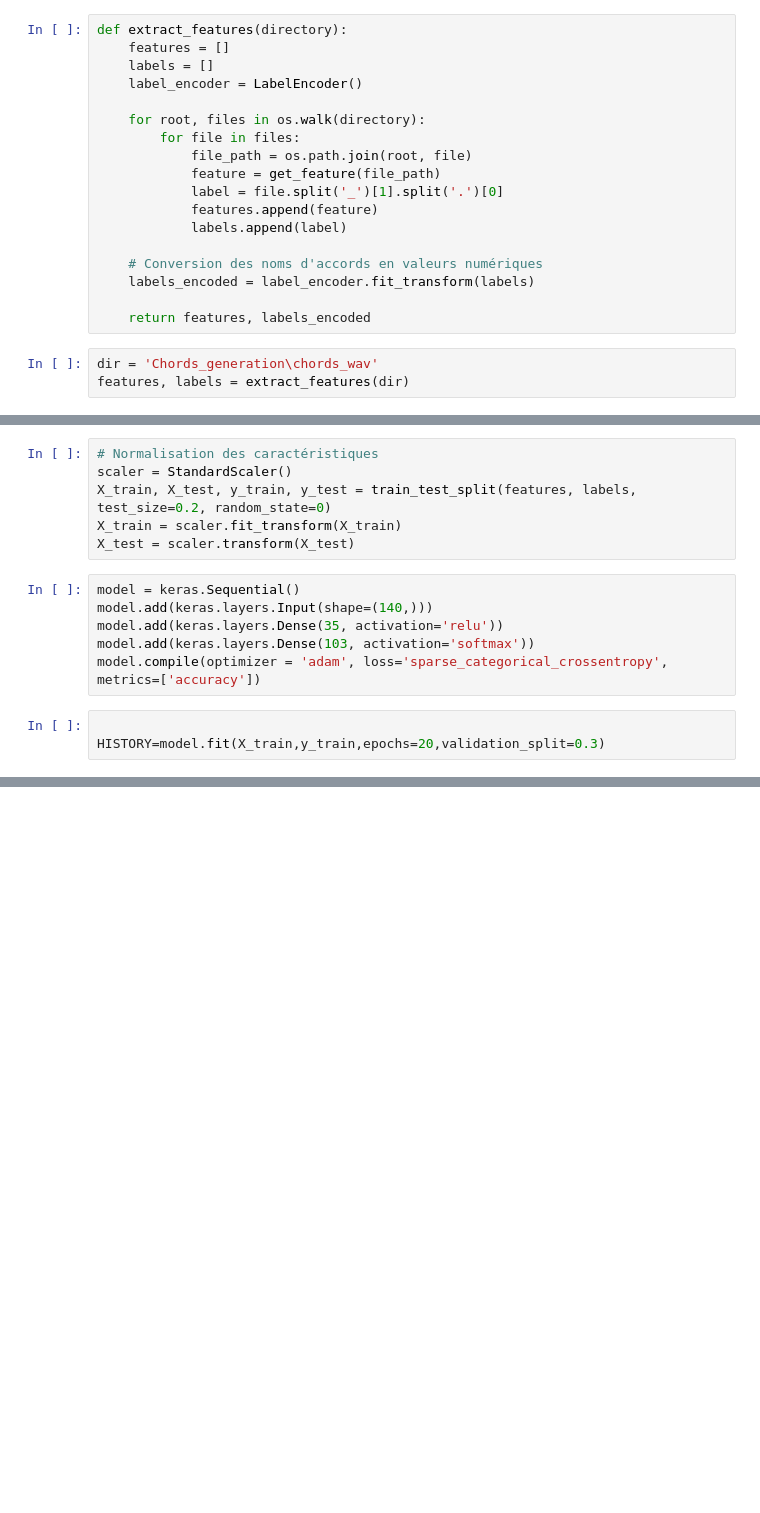
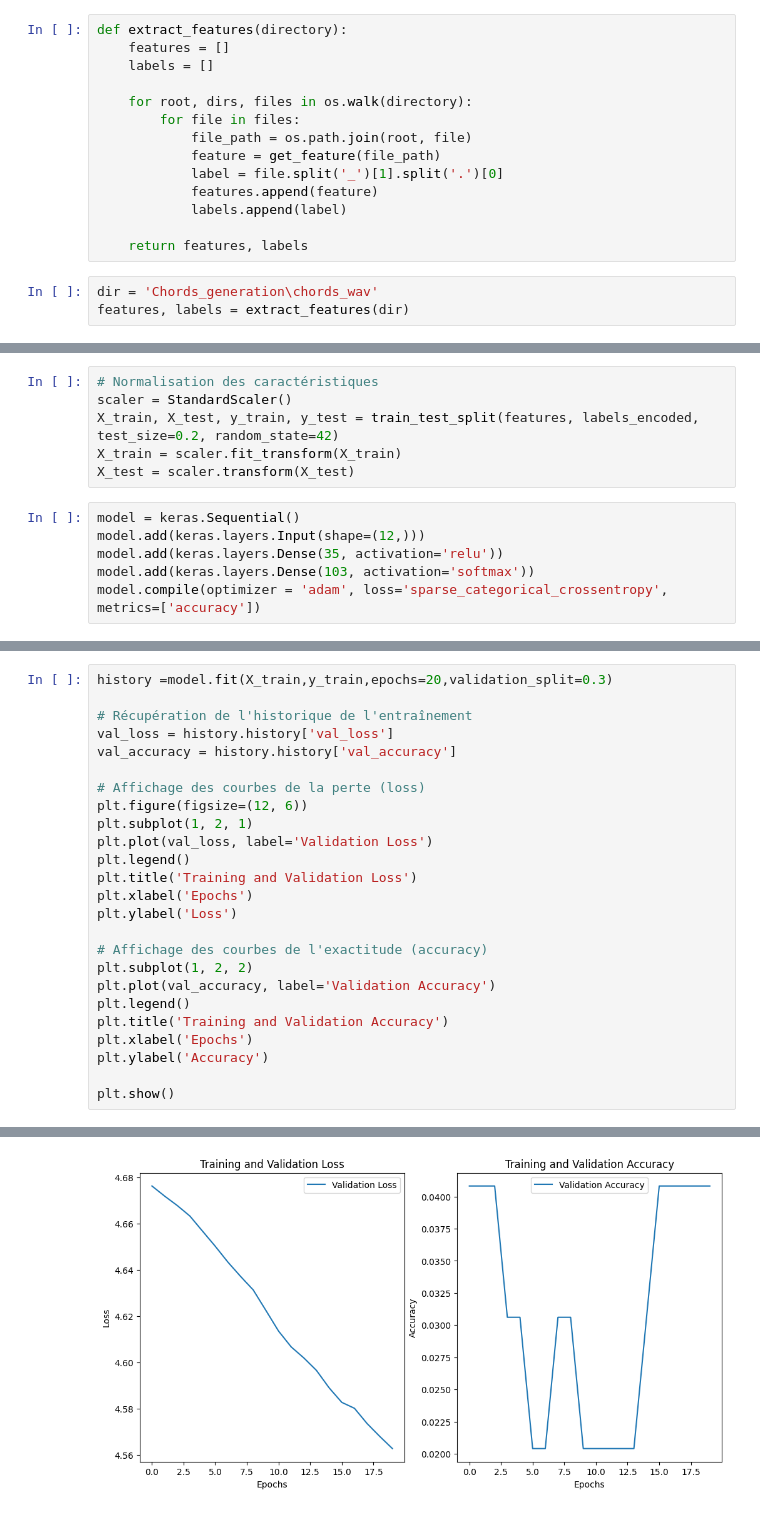
Before and after one commit to bonjooooour/PFE_Analayse_musicale, a Jupyter notebook: spectral_analysis.ipynb, the cells around one changed output, grey strips where cells are left out. Saved outputs shown, nothing was run; the diff lists cells and outputs as text; blank space fills up the shorter version.

```diff
--- a/spectral_analysis.ipynb
+++ b/spectral_analysis.ipynb
@@ -95,9 +95,8 @@ def get_feature(file_path):
 def extract_features(directory):
     features = []
     labels = []
-    label_encoder = LabelEncoder()
 
-    for root, files in os.walk(directory):
+    for root, dirs, files in os.walk(directory):
         for file in files:
             file_path = os.path.join(root, file)
             feature = get_feature(file_path)
@@ -105,10 +104,7 @@ def extract_features(directory):
             features.append(feature)
             labels.append(label)
 
-    # Conversion des noms d'accords en valeurs numériques
-    labels_encoded = label_encoder.fit_transform(labels)
-
-    return features, labels_encoded
+    return features, labels
 # %%
 dir = 'Chords_generation\chords_wav'
 features, labels = extract_features(dir)
@@ -115,15 +114,12 @@ features, labels = extract_features(dir)
 # %%
 # Normalisation des caractéristiques
 scaler = StandardScaler()
-X_train, X_test, y_train, y_test = train_test_split(features, labels, test_size=0.2, random_state=0)
+X_train, X_test, y_train, y_test = train_test_split(features, labels_encoded, test_size=0.2, random_state=42)
 X_train = scaler.fit_transform(X_train)
 X_test = scaler.transform(X_test)
 # %%
 model = keras.Sequential()
-model.add(keras.layers.Input(shape=(140,)))
+model.add(keras.layers.Input(shape=(12,)))
 model.add(keras.layers.Dense(35, activation='relu'))
 model.add(keras.layers.Dense(103, activation='softmax'))
 model.compile(optimizer = 'adam', loss='sparse_categorical_crossentropy', metrics=['accuracy'])
-# %%
-
-HISTORY=model.fit(X_train,y_train,epochs=20,validation_split=0.3)
@@ -147,0 +126,26 @@ Epoch 20/20
+# %%
+history =model.fit(X_train,y_train,epochs=20,validation_split=0.3)
+
+# Récupération de l'historique de l'entraînement
+val_loss = history.history['val_loss']
+val_accuracy = history.history['val_accuracy']
+
+# Affichage des courbes de la perte (loss)
+plt.figure(figsize=(12, 6))
+plt.subplot(1, 2, 1)
+plt.plot(val_loss, label='Validation Loss')
+plt.legend()
+plt.title('Training and Validation Loss')
+plt.xlabel('Epochs')
+plt.ylabel('Loss')
+
+# Affichage des courbes de l'exactitude (accuracy)
+plt.subplot(1, 2, 2)
+plt.plot(val_accuracy, label='Validation Accuracy')
+plt.legend()
+plt.title('Training and Validation Accuracy')
+plt.xlabel('Epochs')
+plt.ylabel('Accuracy')
+
+plt.show()
+# %% [output]
@@ -148,3 +169,4 @@ Epoch 20/20
+[figure, added]
 # %%
 import random
 import numpy as np
```
Also changed, not shown: parts of 10 cells of this notebook, 2 other files.
